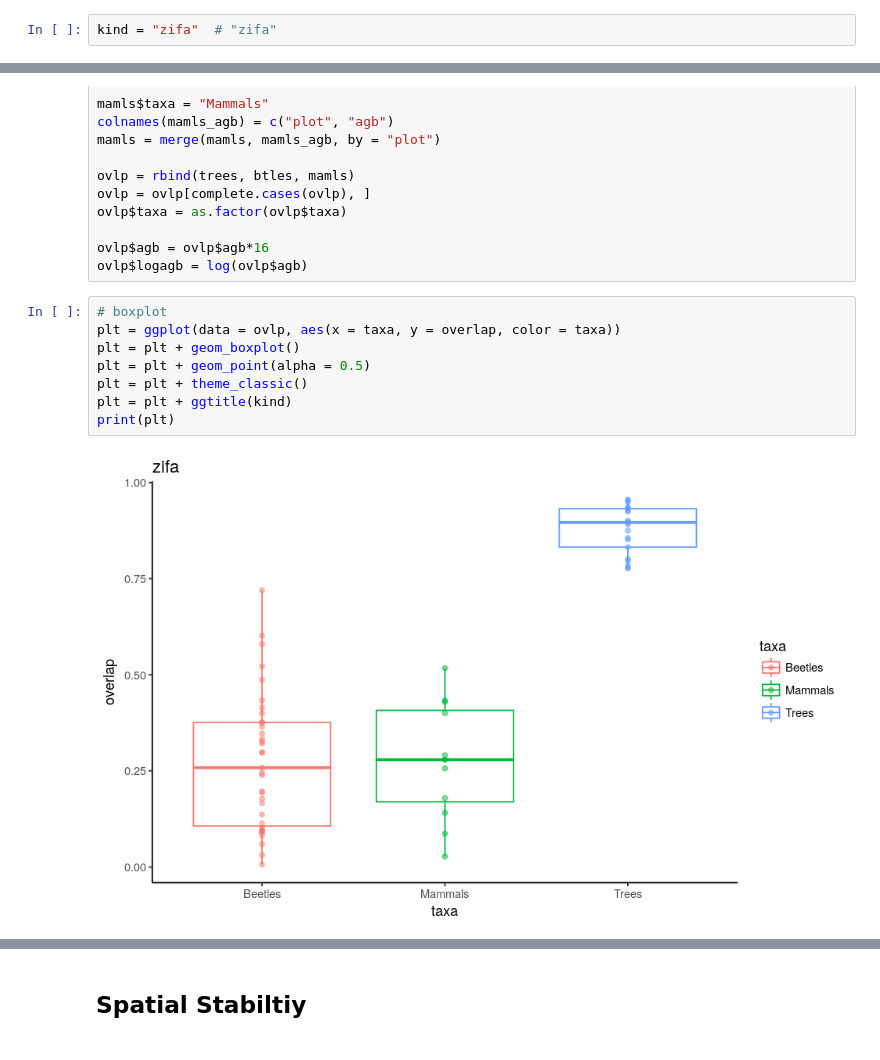
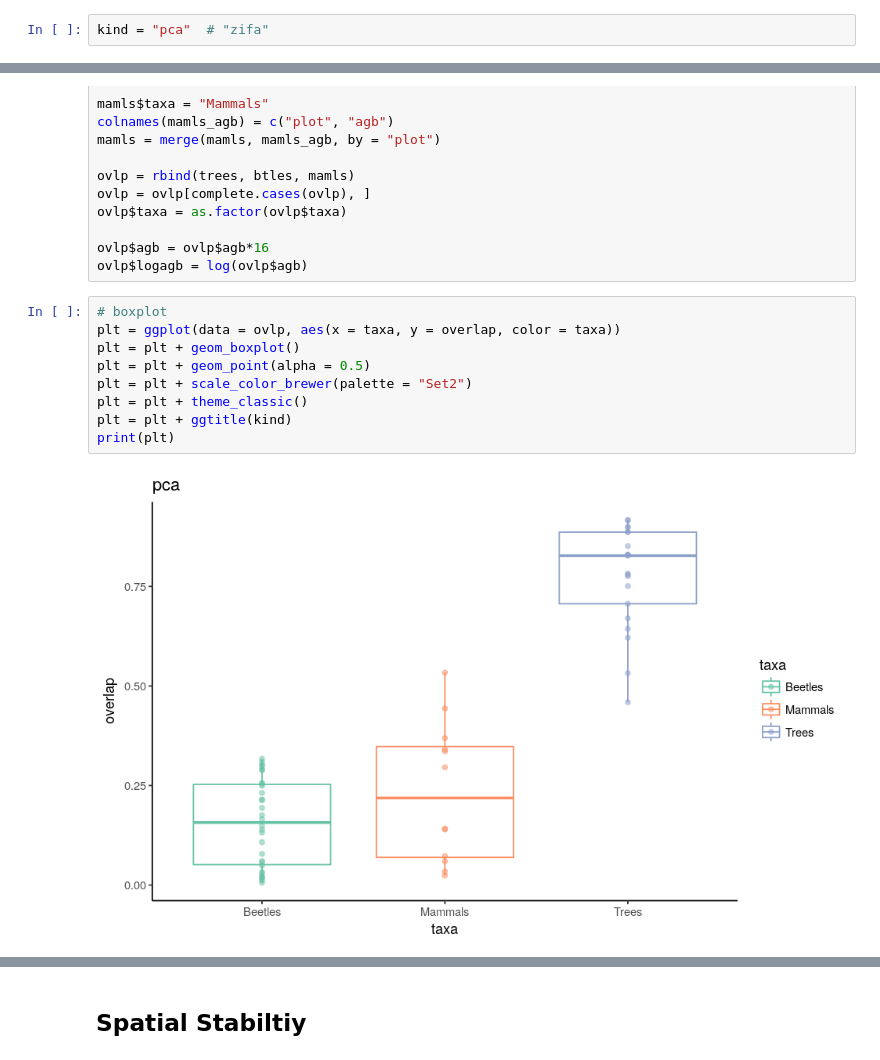
Before and after one commit to dbridg15/masters_project, a Jupyter notebook: Code/comparing_hypervolumes.ipynb, the cells around one changed output, grey strips where cells are left out. Drawn from its saved outputs; the diff is of its cells as text.

```diff
--- a/Code/comparing_hypervolumes.ipynb
+++ b/Code/comparing_hypervolumes.ipynb
@@ -176,7 +180,7 @@ plot_hvs(trees_hvs_p, "Belian")
 # %% [markdown]
 ### compare hypervolumes
 # %%
-kind = "zifa"  # "zifa"
+kind = "pca"  # "zifa"
 # %%
 # set up dataframe for plotting
 trees_agb = read.csv("../Results/trees_agb.csv")
@@ -215,10 +219,11 @@ ovlp$logagb = log(ovlp$agb)
 # %%
 # boxplot
 plt = ggplot(data = ovlp, aes(x = taxa, y = overlap, color = taxa))
 plt = plt + geom_boxplot()
 plt = plt + geom_point(alpha = 0.5)
+plt = plt + scale_color_brewer(palette = "Set2")
 plt = plt + theme_classic()
 plt = plt + ggtitle(kind)
 print(plt)
 # %% [output]
-[figure, old version]
+[figure, new version]
```
Also changed, not shown: parts of 24 cells of this notebook, 1 other file.
